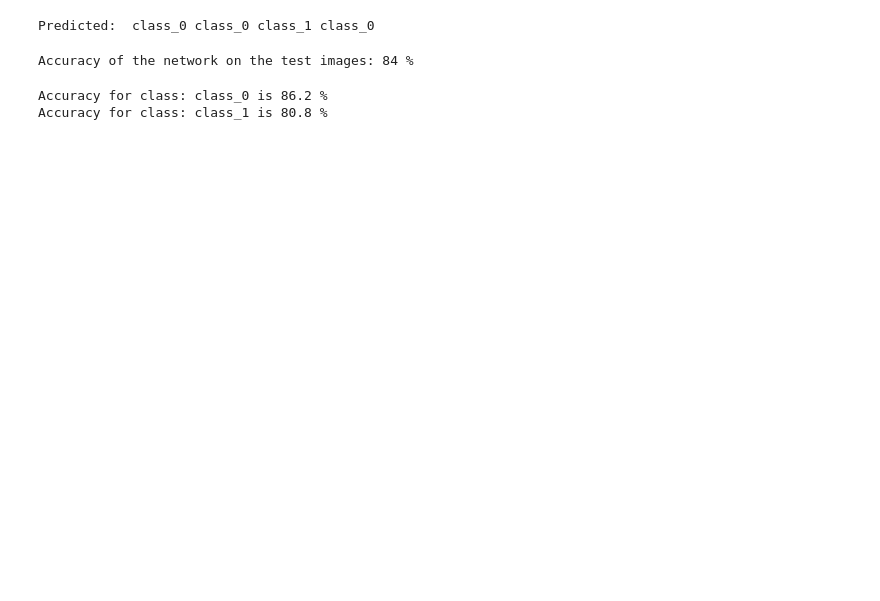
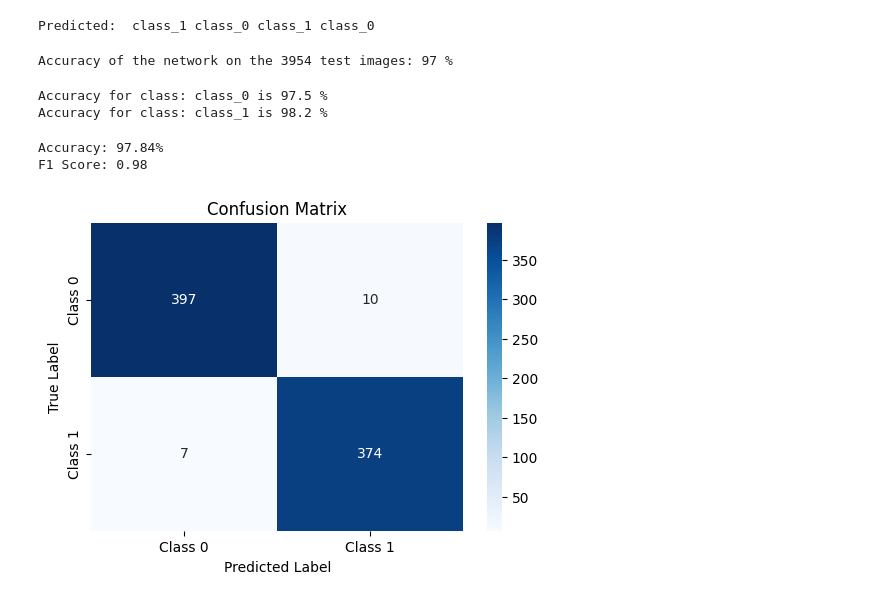
Before and after one commit to YouRekt/ML-intro, a Jupyter notebook: model.ipynb, the cells around one changed output. Saved outputs shown, nothing was run; the diff lists cells and outputs as text; code cells hidden in the pictures; blank space fills up the shorter version.

```diff
--- a/model.ipynb
+++ b/model.ipynb
@@ -183,9 +187,8 @@ for epoch in range(20):  # loop over the dataset multiple times
 
     running_loss = 0.0
     for i, data in enumerate(trainloader, 0):
-        #print(i,data)
         # get the inputs; data is a list of [inputs, labels]
-        inputs, labels = data
+        inputs, labels = data[0].to(device), data[1].to(device)
 
         # zero the parameter gradients
         optimizer.zero_grad()
@@ -198,8 +201,8 @@ for epoch in range(20):  # loop over the dataset multiple times
 
         # print statistics
         running_loss += loss.item()
-        if i % 350 == 349:    # print every 2000 mini-batches
-            print(f'[{epoch + 1}, {i + 1:5d}] loss: {running_loss / 2000:.3f}')
+        if i % 200 == 199:    # print every 200 mini-batches
+            print(f'[{epoch + 1}, {i + 1:5d}] loss: {running_loss / 200:.3f}')
             running_loss = 0.0
 
 print('Finished Training')
@@ -237,11 +239,11 @@ GroundTruth:  class_0 class_0 class_1 class_0
 # %%
 outputs = net(images)
-
 _, predicted = torch.max(outputs, 1)
 
-print('Predicted: ', ' '.join(f'{classes[predicted[j]]:5s}' for j in range(4)))
+print('Predicted: ', ' '.join(f'{classes[predicted[j]]:5s}'
+                              for j in range(4)))
 # %% [output]
-Predicted:  class_0 class_0 class_1 class_0
+Predicted:  class_1 class_0 class_1 class_0
 # %%
 correct = 0
 total = 0
@@ -249,6 +251,7 @@ total = 0
 with torch.no_grad():
     for data in testloader:
         images, labels = data
+        images, labels = images.to(device), labels.to(device)
         # calculate outputs by running images through the network
         outputs = net(images)
         # the class with the highest energy is what we choose as prediction
@@ -256,9 +259,9 @@ with torch.no_grad():
         total += labels.size(0)
         correct += (predicted == labels).sum().item()
 
-print(f'Accuracy of the network on the test images: {100 * correct // total} %')
+print(f'Accuracy of the network on the 3954 test images: {100 * correct // total} %')
 # %% [output]
-Accuracy of the network on the test images: 84 %
+Accuracy of the network on the 3954 test images: 97 %
 # %%
 # prepare to count predictions for each class
 correct_pred = {classname: 0 for classname in classes}
@@ -268,6 +271,7 @@ total_pred = {classname: 0 for classname in classes}
 with torch.no_grad():
     for data in testloader:
         images, labels = data
+        images, labels = images.to(device), labels.to(device)
         outputs = net(images)
         _, predictions = torch.max(outputs, 1)
         # collect the correct predictions for each class
@@ -282,5 +286,50 @@ for classname, correct_count in correct_pred.items():
     accuracy = 100 * float(correct_count) / total_pred[classname]
     print(f'Accuracy for class: {classname:5s} is {accuracy:.1f} %')
 # %% [output]
-Accuracy for class: class_0 is 86.2 %
-Accuracy for class: class_1 is 80.8 %
+Accuracy for class: class_0 is 97.5 %
+Accuracy for class: class_1 is 98.2 %
+# %%
+import sklearn.metrics as skm
+import seaborn as sns
+# Evaluation on test set with F1 score and confusion matrix
+net.eval()
+all_labels = []
+all_predictions = []
+correct, total = 0, 0
+
+with torch.no_grad():
+    for images, labels in testloader:
+        images, labels = images.to(device), labels.to(device)
+        outputs = net(images)
+
+        # Get predictions
+        _, predicted = torch.max(outputs.data, 1)
+
+        # Track total and correct for accuracy
+        total += labels.size(0)
+        correct += (predicted == labels).sum().item()
+
+        # Append results for F1 score and confusion matrix calculation
+        all_labels.extend(labels.cpu().numpy())
+        all_predictions.extend(predicted.cpu().numpy())
+
+# Calculate metrics
+accuracy = 100 * correct / total
+f1 = skm.f1_score(y_true=all_labels, y_pred=all_predictions,average='macro')
+conf_matrix = skm.confusion_matrix(all_labels, all_predictions)
+
+print(f"Accuracy: {accuracy:.2f}%")
+print(f"F1 Score: {f1:.2f}")
+
+
+# Plot confusion matrix
+plt.figure(figsize=(6, 4))
+sns.heatmap(conf_matrix, annot=True, fmt="d", cmap="Blues", xticklabels=["Class 0", "Class 1"], yticklabels=["Class 0", "Class 1"])
+plt.xlabel("Predicted Label")
+plt.ylabel("True Label")
+plt.title("Confusion Matrix")
+plt.show()
+# %% [output]
+Accuracy: 97.84%
+F1 Score: 0.98
+[figure, added]
```
Also changed, not shown: parts of 21 cells of this notebook, 2 other files.
